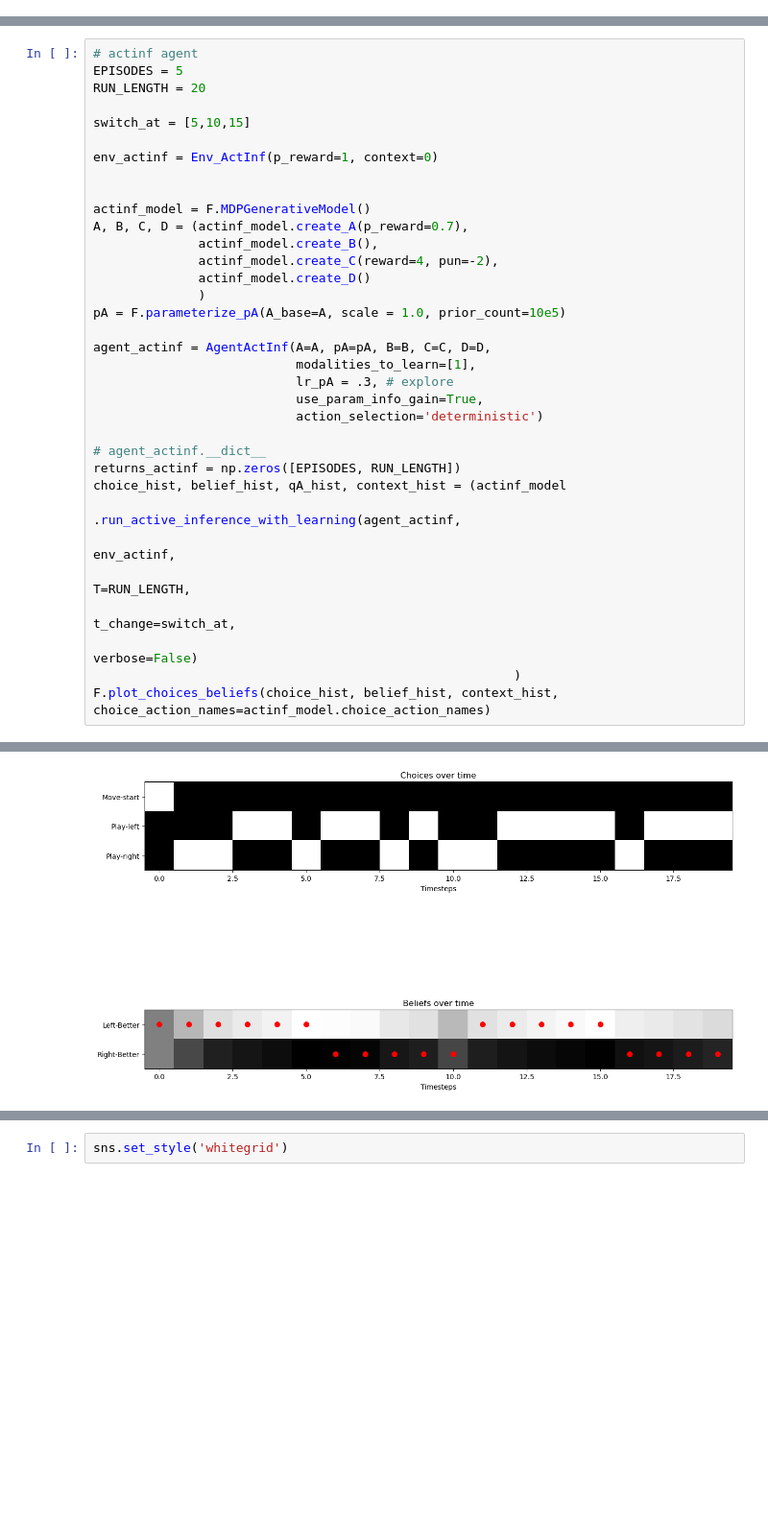
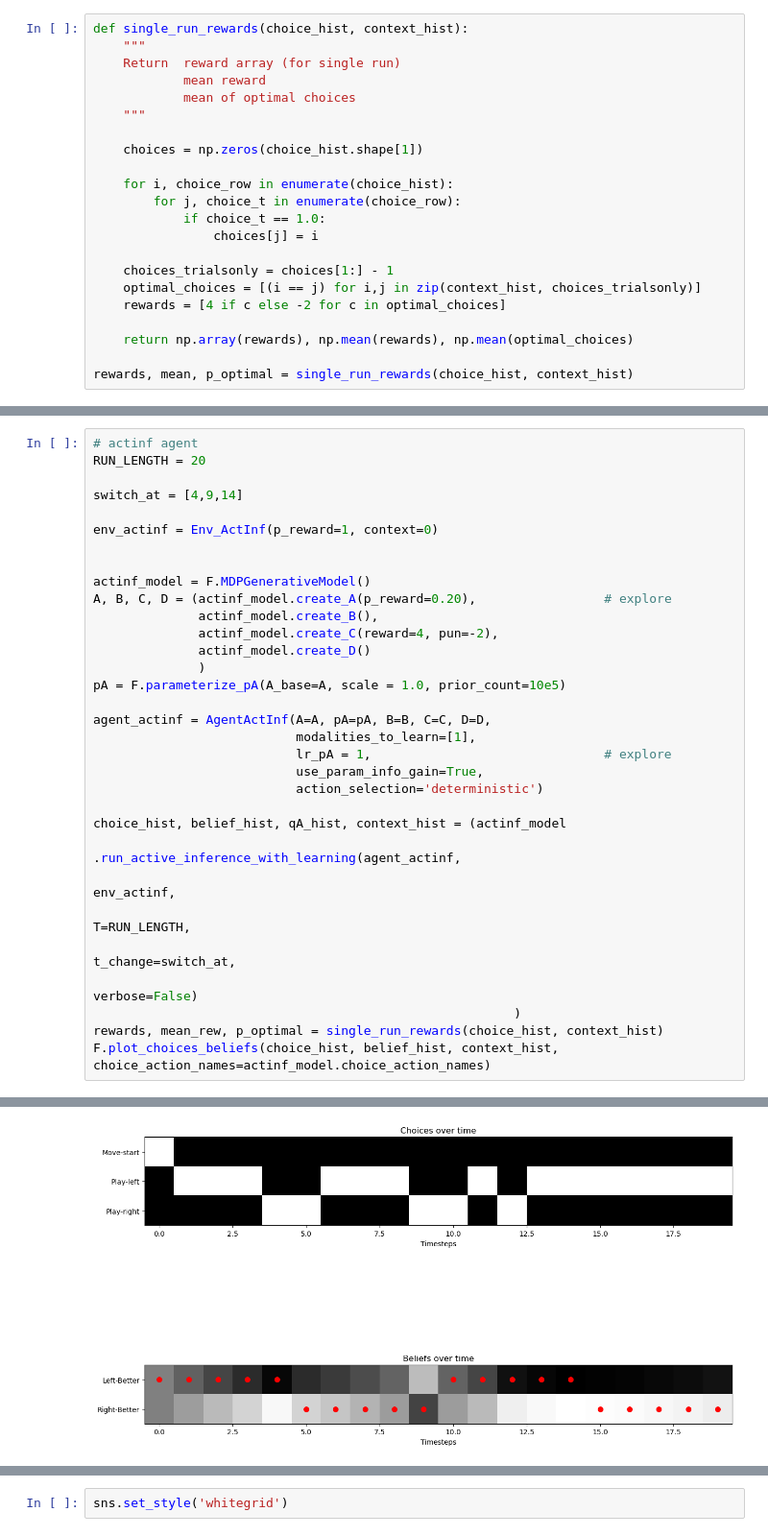
Before and after one commit to marek1n/rl-sim, a Jupyter notebook: RLsim.ipynb, the cells around one changed output, grey strips where cells are left out. Shown: that part at 96% size. Drawn from its saved outputs; the diff is of its cells as text; blank space fills up the shorter version.

Commit message:
actinf long sim

```diff
--- a/RLsim.ipynb
+++ b/RLsim.ipynb
@@ -15,0 +22,22 @@ from pymdp.agent import Agent as AgentActInf
+# %%
+def single_run_rewards(choice_hist, context_hist):
+    """
+    Return  reward array (for single run)
+            mean reward
+            mean of optimal choices
+    """
+
+    choices = np.zeros(choice_hist.shape[1])
+
+    for i, choice_row in enumerate(choice_hist):
+        for j, choice_t in enumerate(choice_row):
+            if choice_t == 1.0:
+                choices[j] = i
+
+    choices_trialsonly = choices[1:] - 1
+    optimal_choices = [(i == j) for i,j in zip(context_hist, choices_trialsonly)]
+    rewards = [4 if c else -2 for c in optimal_choices]
+
+    return np.array(rewards), np.mean(rewards), np.mean(optimal_choices)
+
+rewards, mean, p_optimal = single_run_rewards(choice_hist, context_hist)
@@ -16,15 +51,14 @@ from pymdp.agent import Agent as AgentActInf
 # %%
 # actinf agent
-EPISODES = 5
 RUN_LENGTH = 20
 
-switch_at = [5,10,15]
+switch_at = [4,9,14]
 
 env_actinf = Env_ActInf(p_reward=1, context=0)
 
 
 actinf_model = F.MDPGenerativeModel()
-A, B, C, D = (actinf_model.create_A(p_reward=0.7),
+A, B, C, D = (actinf_model.create_A(p_reward=0.20),                 # explore
               actinf_model.create_B(),
               actinf_model.create_C(reward=4, pun=-2),
               actinf_model.create_D()
@@ -33,12 +67,10 @@ pA = F.parameterize_pA(A_base=A, scale = 1.0, prior_count=10e5)
 
 agent_actinf = AgentActInf(A=A, pA=pA, B=B, C=C, D=D,
                            modalities_to_learn=[1],
-                           lr_pA = .3, # explore
+                           lr_pA = 1,                               # explore
                            use_param_info_gain=True,
                            action_selection='deterministic')
 
-# agent_actinf.__dict__
-returns_actinf = np.zeros([EPISODES, RUN_LENGTH])
 choice_hist, belief_hist, qA_hist, context_hist = (actinf_model
                                                         .run_active_inference_with_learning(agent_actinf,
                                                                                             env_actinf,
@@ -46,5 +78,6 @@ choice_hist, belief_hist, qA_hist, context_hist = (actinf_model
                                                                                             t_change=switch_at,
                                                                                             verbose=False)
                                                         )
+rewards, mean_rew, p_optimal = single_run_rewards(choice_hist, context_hist)
 F.plot_choices_beliefs(choice_hist, belief_hist, context_hist, choice_action_names=actinf_model.choice_action_names)
 # %% [output]
@@ -71 +84 @@ Observation : Reward: Reward, Choice Sense: Right Arm
-[figure, old version]
+[figure, new version]
```
Also changed, not shown: parts of 13 cells of this notebook, 4 other files.
